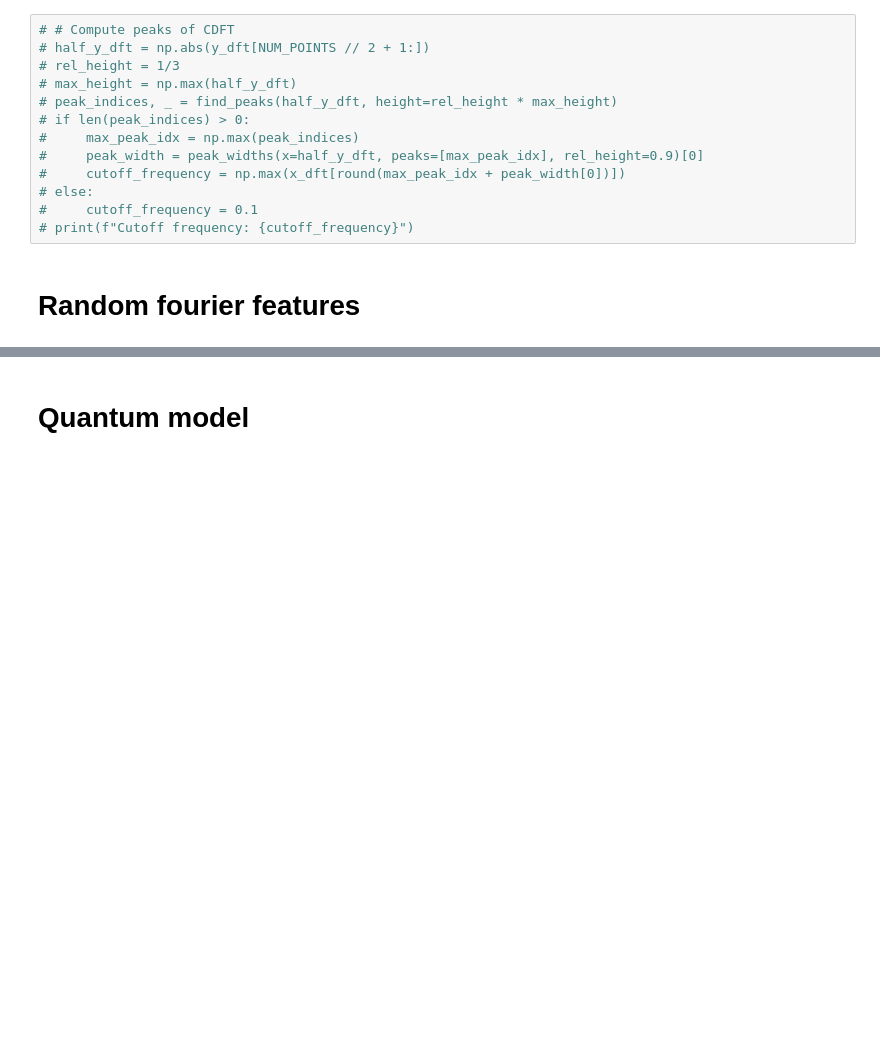
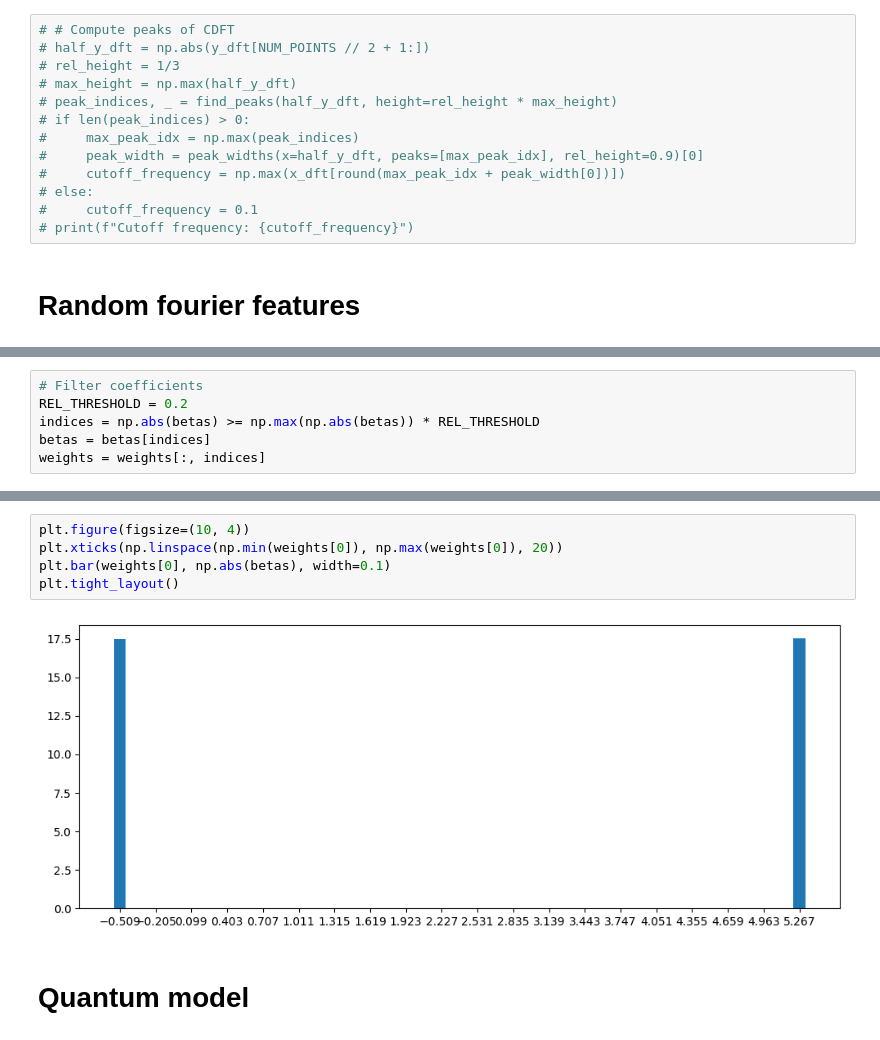
Before and after one commit to AlbertMitjans/hackweek, a Jupyter notebook: src/regression.ipynb, the cells around one changed output, grey strips where cells are left out. Drawn from its saved outputs; the diff is of its cells as text; blank space fills up the shorter version.

```diff
--- a/src/regression.ipynb
+++ b/src/regression.ipynb
@@ -133,0 +149,6 @@ Cutoff frequencies: [3.38017684 3.35130457]
+# %%
+# Filter coefficients
+REL_THRESHOLD = 0.2
+indices = np.abs(betas) >= np.max(np.abs(betas)) * REL_THRESHOLD
+betas = betas[indices]
+weights = weights[:, indices]
@@ -134,3 +170,10 @@ Cutoff frequencies: [3.38017684 3.35130457]
+# %%
+plt.figure(figsize=(10, 4))
+plt.xticks(np.linspace(np.min(weights[0]), np.max(weights[0]), 20))
+plt.bar(weights[0], np.abs(betas), width=0.1)
+plt.tight_layout()
+# %% [output]
+[figure, added]
 # %% [markdown]
 # Quantum model
 # %%
```
Also changed, not shown: parts of 19 cells of this notebook.
